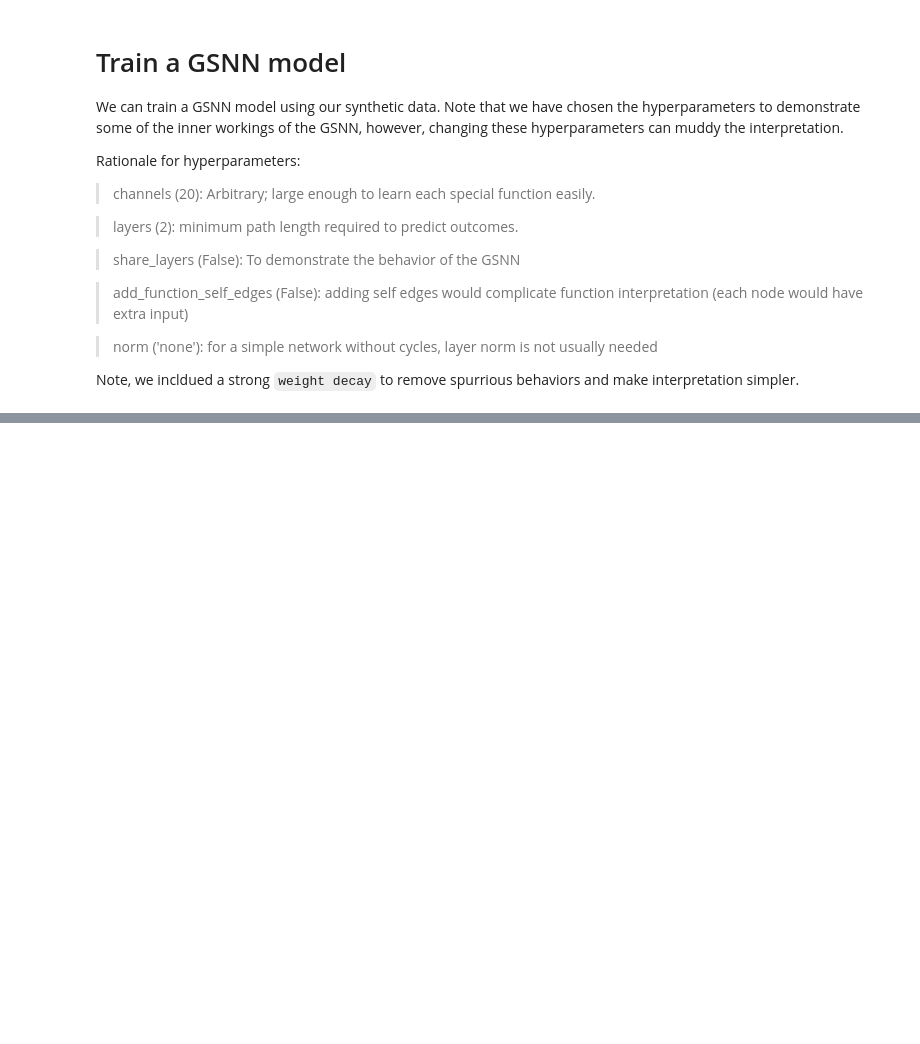
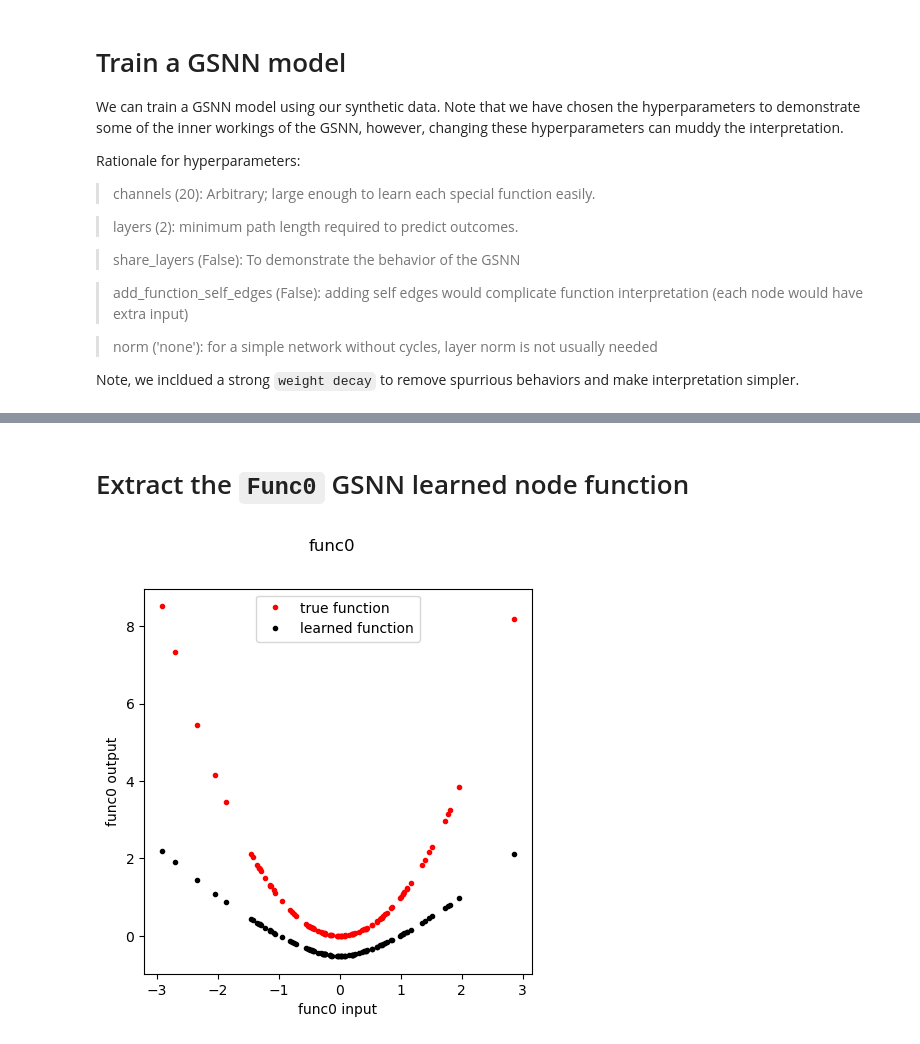
Before and after one commit to nathanieljevans/GSNN, a Jupyter notebook: docs/tutorials/02_simulate.ipynb, the cells around one changed output, grey strips where cells are left out. Drawn from its saved outputs; the diff is of its cells as text; code cells hidden in the pictures; blank space fills up the shorter version.

```diff
--- a/docs/tutorials/02_simulate.ipynb
+++ b/docs/tutorials/02_simulate.ipynb
@@ -101,20 +101,20 @@ model = GSNN(data.edge_index_dict,
              data.node_names_dict,
              channels=20,
              layers=2,
-             share_layers=False,
+             share_layers=True,
              bias=True,
-             add_function_self_edges=True,
-             checkpoint=True,
-             norm='batch',
+             add_function_self_edges=False,
+             checkpoint=False,
+             norm='none',
              dropout=0).to(device)
 
 print('n params', sum([p.numel() for p in model.parameters()]))
 
-optim = torch.optim.Adam(model.parameters(), lr=1e-2, weight_decay=1e-3)
+optim = torch.optim.Adam(model.parameters(), lr=1e-2, weight_decay=1e-4)
 crit = torch.nn.MSELoss()
 
 losses_gsnn = []
-for i in range(500):
+for i in range(1000):
     optim.zero_grad()
 
     yhat = model(x_train)
@@ -163,0 +129,27 @@ iter: 499 | loss: 0.748
+# %% [markdown]
+# Extract the `Func0` GSNN learned node function
+# %%
+fn = 'func0'
+
+f,axes = plt.subplots(1,1, figsize=(5,5), sharey=True)
+plt.suptitle( fn )
+
+func, meta = extract_entity_function(node=fn, model=model, data=data, layer=0)
+n_inputs = func.lin_in.weight.data.shape[1]
+inp = torch.randn(100, n_inputs)
+out = func(inp)
+
+if fn in special_functions:
+    out_true = [special_functions[fn](np.array(x)) for x in inp]
+else:
+    out_true = [x for x in inp]
+
+plt.plot(inp, out_true, 'r.', label='true function')
+plt.plot(inp.detach().cpu().numpy().ravel(), out.detach().cpu().numpy().ravel(), 'k.', label='learned function')
+
+plt.xlabel(f'{fn} input')
+plt.ylabel(f'{fn} output')
+plt.legend()
+plt.show()
+# %% [output]
+[figure, added]
```
Also changed, not shown: parts of 11 cells of this notebook, 4 other files.
